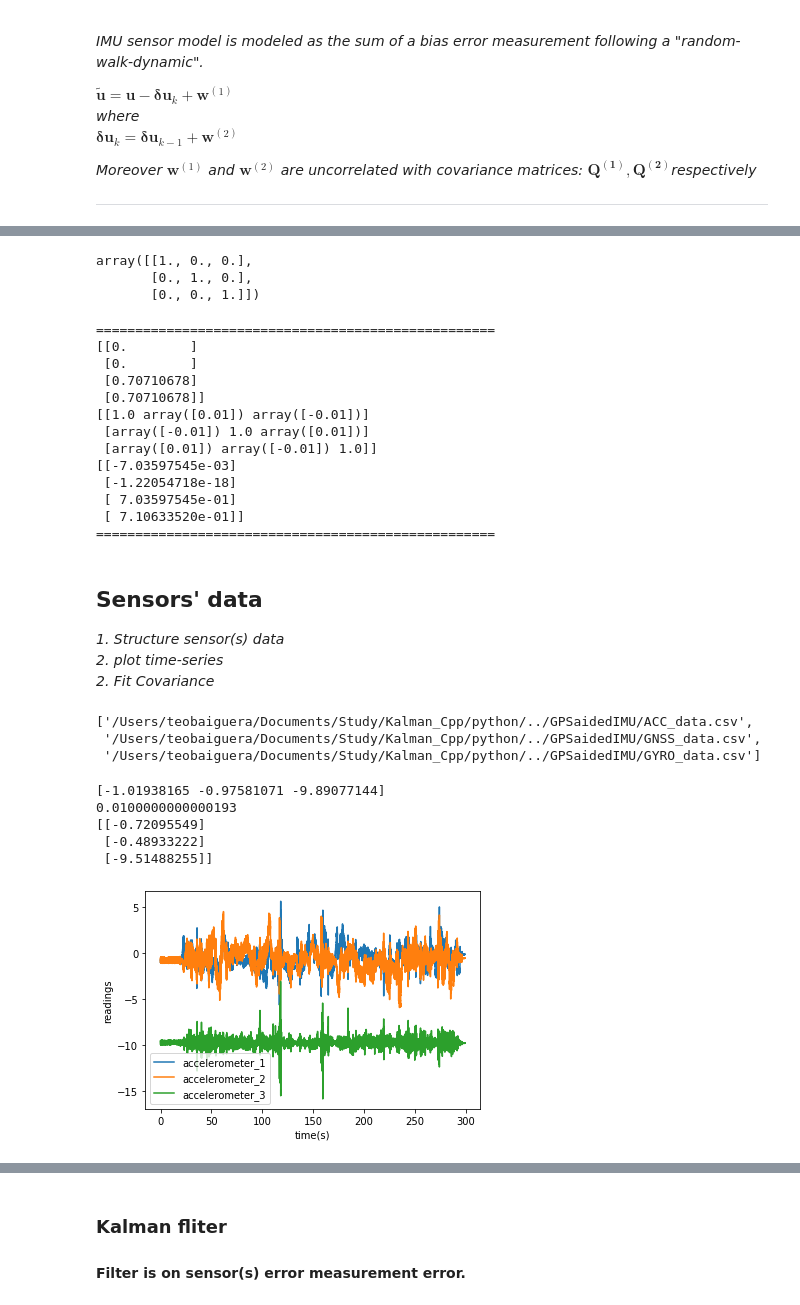
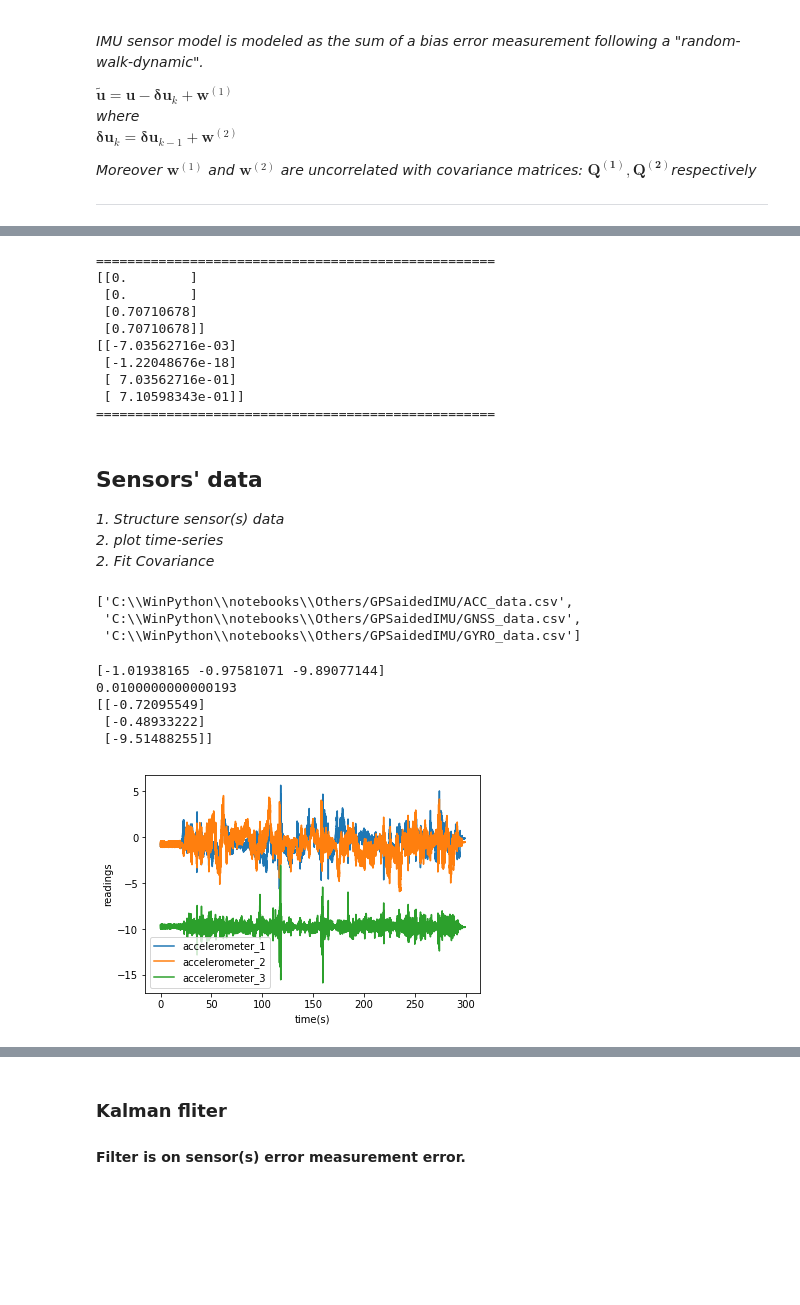
Before and after one commit to astroteo/InternationalSpaceStation-PathPlanning, a Jupyter notebook: python/KTH_tutorial_SensorFusion.ipynb, the cells around one changed output, grey strips where cells are left out. Drawn from its saved outputs; the diff is of its cells as text; code cells hidden in the pictures; blank space fills up the shorter version.

Commit message:
Almost finalized Localization, Please change  logic reading sensor and eventually check logic on quaternions across singularity!!!

```diff
--- a/python/KTH_tutorial_SensorFusion.ipynb
+++ b/python/KTH_tutorial_SensorFusion.ipynb
@@ -386,9 +459,3 @@ print(dz_test_t, dz_test.shape)
-# %%
-np.eye(3)
-# %% [output]
-array([[1., 0., 0.],
-       [0., 1., 0.],
-       [0., 0., 1.]])
 # %%
 def Gamma(q,epsilon):
     R = q2dcm(q)
@@ -399,10 +466,14 @@ def Gamma(q,epsilon):
                          [-epsilon[1], epsilon[0], 0]]).reshape(3,3);
 
     #% Correct the DCM matrix
-    print(np.eye(3) - OMEGA_sr)
+
     R = np.dot((np.eye(3) - OMEGA_sr),R);
 
-    return dcm2q(R)
+    q_corrected = dcm2q(R)
+
+    q_corrected /= np.linalg.norm(q_corrected)
+
+    return q_corrected
 
 
 print('===================================================')
@@ -418,13 +489,10 @@ print('===================================================')
  [0.        ]
  [0.70710678]
  [0.70710678]]
-[[1.0 array([0.01]) array([-0.01])]
- [array([-0.01]) 1.0 array([0.01])]
- [array([0.01]) array([-0.01]) 1.0]]
-[[-7.03597545e-03]
- [-1.22054718e-18]
- [ 7.03597545e-01]
- [ 7.10633520e-01]]
+[[-7.03562716e-03]
+ [-1.22048676e-18]
+ [ 7.03562716e-01]
+ [ 7.10598343e-01]]
 ===================================================
 # %% [markdown]
 ## Sensors' data
@@ -433,16 +501,16 @@ print('===================================================')
 *2. Fit Covariance*
 # %%
 # Load the .mat file:
-files = os.listdir(os.getcwd()+'/../GPSaidedIMU')
-in_data = [os.getcwd()+'/../GPSaidedIMU/' + f   for f in files  if ".csv" in f ]
-mats = [os.getcwd()+'/../GPSaidedIMU/' + f   for f in files  if ".mat" in f ]
+files = os.listdir(os.getcwd()+'/GPSaidedIMU')
+in_data = [os.getcwd()+'/GPSaidedIMU/' + f   for f in files  if ".csv" in f ]
+mats = [os.getcwd()+'/GPSaidedIMU/' + f   for f in files  if ".mat" in f ]
 
 mats
 in_data
 # %% [output]
-['/Users/teobaiguera/Documents/Study/Kalman_Cpp/python/../GPSaidedIMU/ACC_data.csv',
- '/Users/teobaiguera/Documents/Study/Kalman_Cpp/python/../GPSaidedIMU/GNSS_data.csv',
- '/Users/teobaiguera/Documents/Study/Kalman_Cpp/python/../GPSaidedIMU/GYRO_data.csv']
+['C:\\WinPython\\notebooks\\Others/GPSaidedIMU/ACC_data.csv',
+ 'C:\\WinPython\\notebooks\\Others/GPSaidedIMU/GNSS_data.csv',
+ 'C:\\WinPython\\notebooks\\Others/GPSaidedIMU/GYRO_data.csv']
 # %%
 class SensorData:
     delimiter = ","
@@ -480,22 +548,28 @@ class SensorData:
         try:
             assert(idx < len(self.__time))
         except IndexError:
-
             print(" TIME OUT OF RANGE")
             return None , None
 
         return float(self.__time[idx])
 
-    def at(self, t):
+    def at(self, t, check_only = False):
         # Enable Check for GNSS availability
         if t < self.__time[-1]  and  t >= self.__time[self.last_idx]:
 
-            time_idx = np.array([ idx for idx,tt in enumerate(self.__time) if tt <= t])
+            time_idx = np.array([ idx for idx,tt in enumerate(self.__time) if tt >= t])
+
             if len(time_idx) > 0:
-                self.last_idx = time_idx[-1]
-                return self.__readings[time_idx[-1]].reshape((3,1))
+
+                if not check_only:
+                    self.last_idx = time_idx[0]
+
+                return self.__readings[time_idx[0]].reshape((3,1))
+
             else:
+                print("first aq")
                 return None
+
         else:
             return None
 
@@ -508,6 +582,10 @@ class SensorData:
         plt.ylabel('readings')
         plt.show()
 
+    def reset_index(self):
+        self.last_idx =0
+
+
     def gettime(self):
         return self.__time
 
@@ -517,17 +595,17 @@ class SensorData:
     def sigma_fit(self):
         print(np.cov(self.__readings))
 # %%
-accelerometer = SensorData(os.getcwd()+'/../GPSaidedIMU/ACC_data.csv',"accelerometer")
+accelerometer = SensorData(os.getcwd()+'/GPSaidedIMU/ACC_data.csv',"accelerometer")
 print(accelerometer[31])
 print(accelerometer.t(1))
 print(accelerometer.at(1))
 
 accelerometer.plot()
 # %% [output]
 [-1.01938165 -0.97581071 -9.89077144]
 0.0100000000000193
 [[-0.72095549]
  [-0.48933222]
  [-9.51488255]]
-[figure, old version]
+[figure, new version]
 # %%
```
Also changed, not shown: parts of 24 cells of this notebook, 1 other file.
